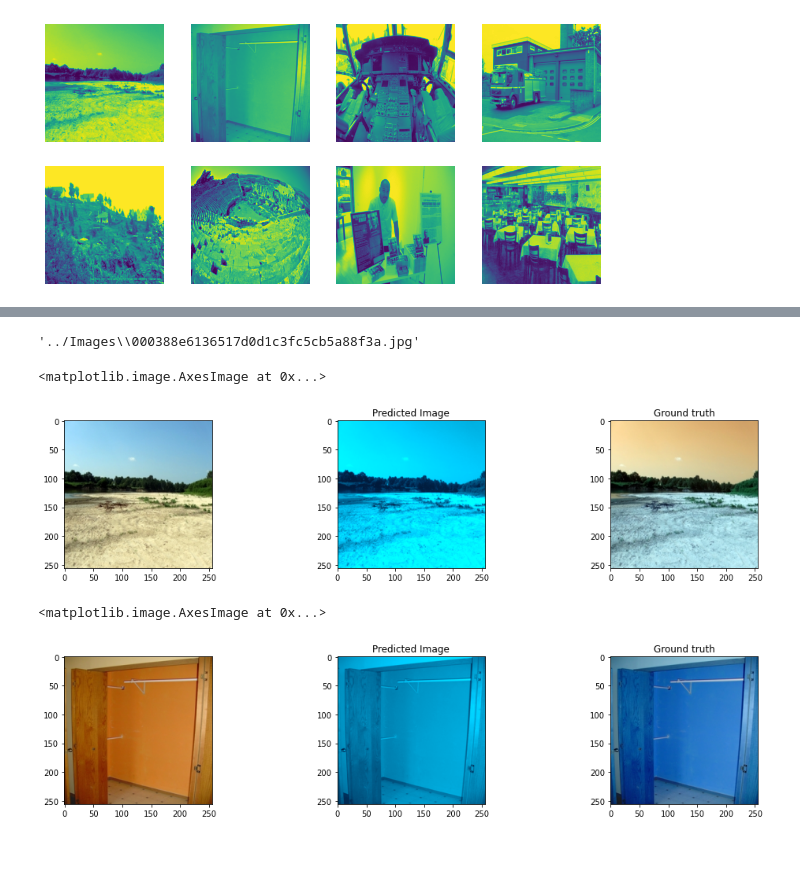
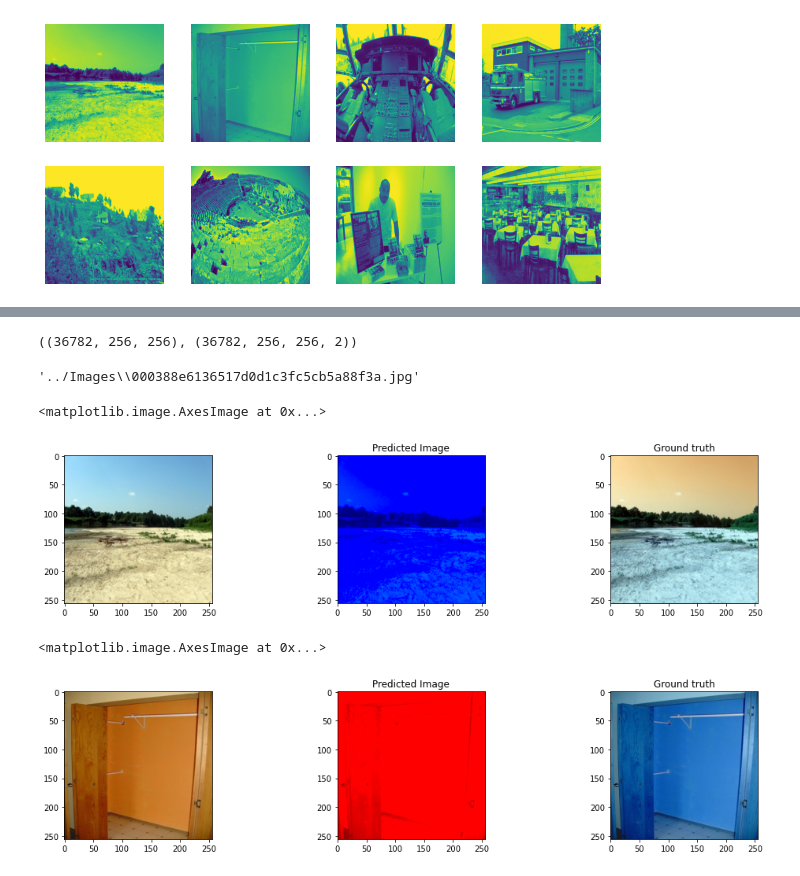
Before and after one commit to RohitJam/ImmageColoring, a Jupyter notebook: Image_coloring_Provision1.ipynb, the cells around one changed output, grey strips where cells are left out. Cells and saved outputs as stored; diff of their text form; code cells hidden in the pictures.

```diff
--- a/Image_coloring_Provision1.ipynb
+++ b/Image_coloring_Provision1.ipynb
@@ -164,7 +162,7 @@ Model_Colourization = Model(inputs=Input_Sample, outputs=Output_)
 # %%
 LEARNING_RATE = 0.001
 Model_Colourization.compile(optimizer=Adam(lr=LEARNING_RATE),
-                            loss='mean_squared_error')
+                            loss='categorical_crossentropy')
 Model_Colourization.summary()
 # %% [output]
 Model: "model"
@@ -190,5 +188,5 @@ def GenerateInputs(X_,y_):
         X_input = X_[i].reshape(1,256,256,1)
         y_input = y_[i].reshape(1,256,256,2)
         yield (X_input,y_input)
-Model_Colourization.fit(GenerateInputs(X_,y_),epochs=4,verbose=1, steps_per_epoch = 10, shuffle=True)#,steps_per_epoch=10
+Model_Colourization.fit(GenerateInputs(X_,y_),epochs=1,verbose=1, steps_per_epoch = 1000, shuffle=True)#,steps_per_epoch=10
 # %% [output]
@@ -203,4 +194,8 @@ Epoch 4/4
 <tensorflow.python.keras.callbacks.History at 0x...>
+# %%
+X_.shape, y_.shape
+# %% [output]
+((36782, 256, 256), (36782, 256, 256, 2))
 # %%
 TestImagePath=data[0]
 TestImagePath
@@ -227,26 +222,26 @@ Prediction=Prediction.reshape(256,256,2)
 # %%
 plt.figure(figsize=(30,20))
 plt.subplot(5,5,1)
 img_1 = cv2.imread(TestImagePath)
 img_1 = cv2.resize(img_1, (256, 256))
 img = cv2.cvtColor(img_1,cv2.COLOR_BGR2RGB)
 img = cv2.resize(img, (256, 256))
 plt.imshow(img)
 
 plt.subplot(5,5,1+1)
 img_ = cv2.cvtColor(img, cv2.COLOR_RGB2Lab)
 img_[:,:,1:] = Prediction
 # plt.imshow(img_)
-img_ = cv2.cvtColor(img_, cv2.COLOR_Lab2RGB)
+img_ = cv2.cvtColor(img_, cv2.COLOR_Lab2BGR)
 plt.title("Predicted Image")
 plt.imshow(img_)
 
 plt.subplot(5,5,1+2)
 plt.title("Ground truth")
 plt.imshow(img_1)
 # %% [output]
 <matplotlib.image.AxesImage at 0x...>
-[figure, old version]
+[figure, new version]
 # %%
 TestImagePath=data[1]
 ImagePath=data[1]
@@ -277,4 +272,4 @@ plt.title("Ground truth")
 plt.imshow(img_1)
 # %% [output]
 <matplotlib.image.AxesImage at 0x...>
-[figure, old version]
+[figure, new version]
```
Also changed, not shown: parts of 2 cells of this notebook.
